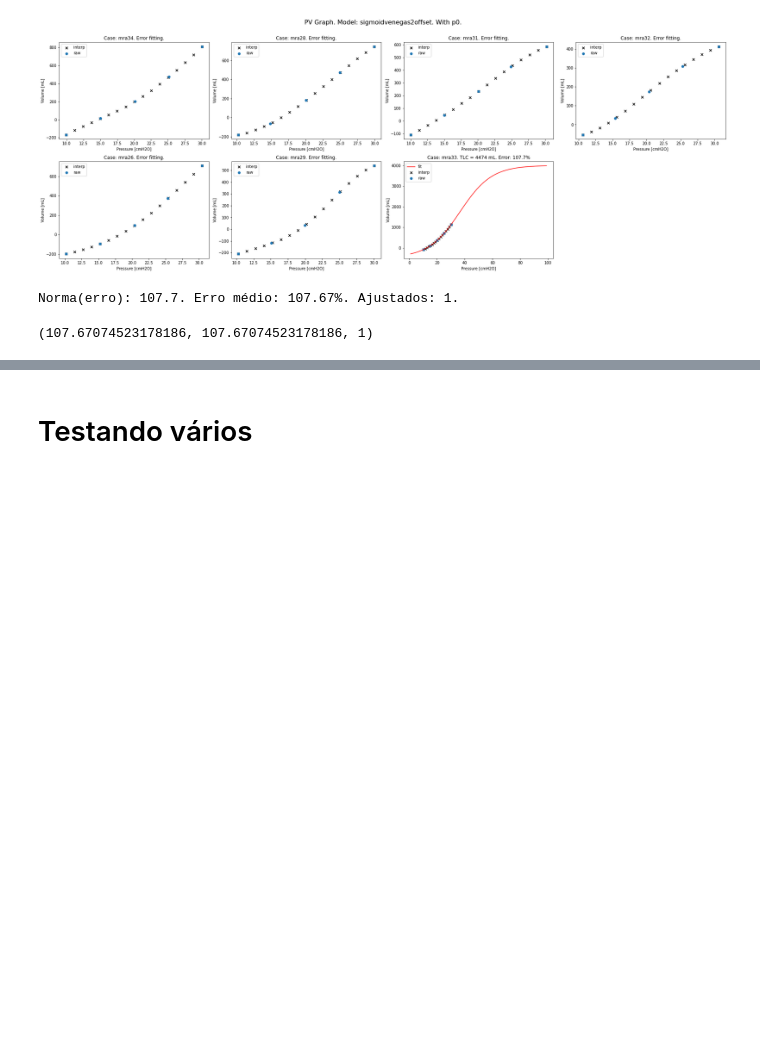
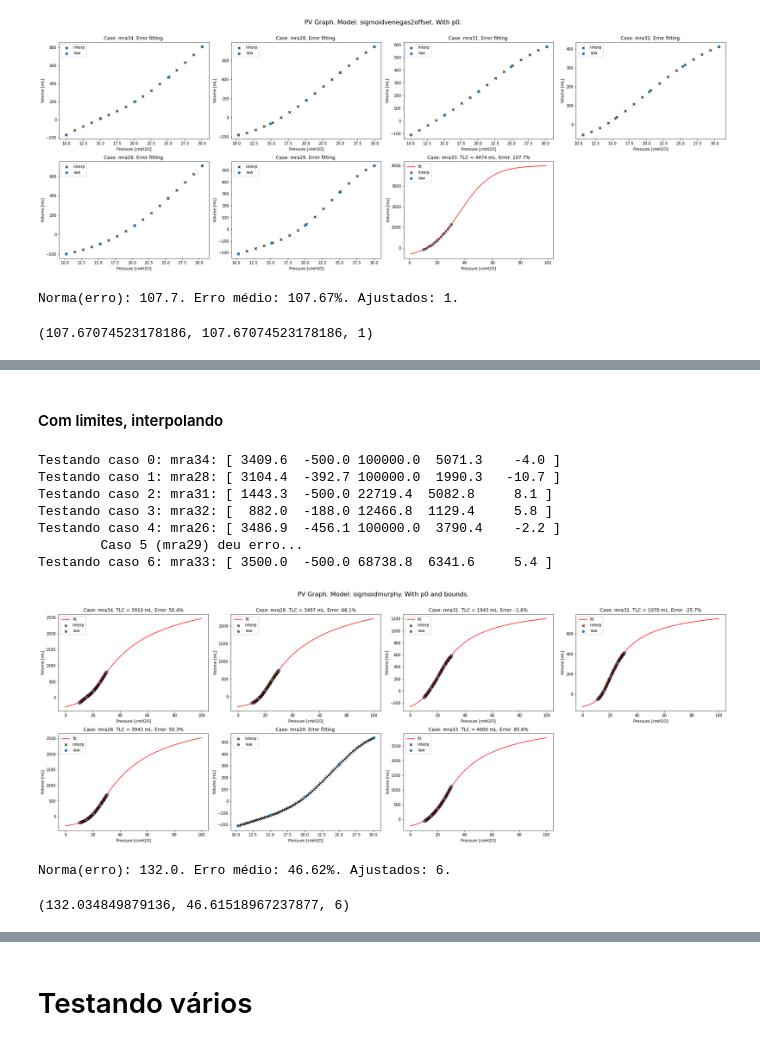
Before and after one commit to edlbcamargo/recrutabilidade, a Jupyter notebook: testa_modelos.ipynb, the cells around one changed output, grey strips where cells are left out. Saved outputs shown, nothing was run; the diff lists cells and outputs as text; code cells hidden in the pictures; blank space fills up the shorter version.

```diff
--- a/testa_modelos.ipynb
+++ b/testa_modelos.ipynb
@@ -344,0 +385,18 @@ Norma(erro): 107.7. Erro médio: 107.67%. Ajustados: 1.
+# %% [markdown]
+#### Com limites, interpolando
+# %%
+n_points_interp = 20
+texto = 'With p0 and bounds.'
+m.testa_modelo(dadosdfD5, modelo, metodo = metodo, meu_p0 = p0, texto = texto, TLC_index=TLC_index,
+               meus_bounds=bounds, n_points_interp=n_points_interp, debug=debug, invert_PV = invert_PV)
+# %% [output]
+Testando caso 0: mra34: [ 3409.6  -500.0 100000.0  5071.3    -4.0 ]
+Testando caso 1: mra28: [ 3104.4  -392.7 100000.0  1990.3   -10.7 ]
+Testando caso 2: mra31: [ 1443.3  -500.0 22719.4  5082.8     8.1 ]
+Testando caso 3: mra32: [  882.0  -188.0 12466.8  1129.4     5.8 ]
+Testando caso 4: mra26: [ 3486.9  -456.1 100000.0  3790.4    -2.2 ]
+        Caso 5 (mra29) deu erro...
+Testando caso 6: mra33: [ 3500.0  -500.0 68738.8  6341.6     5.4 ]
+[figure, added]
+Norma(erro): 132.0. Erro médio: 46.62%. Ajustados: 6.
+(132.034849879136, 46.61518967237877, 6)
```
Also changed, not shown: parts of 48 cells of this notebook, 2 other files.
